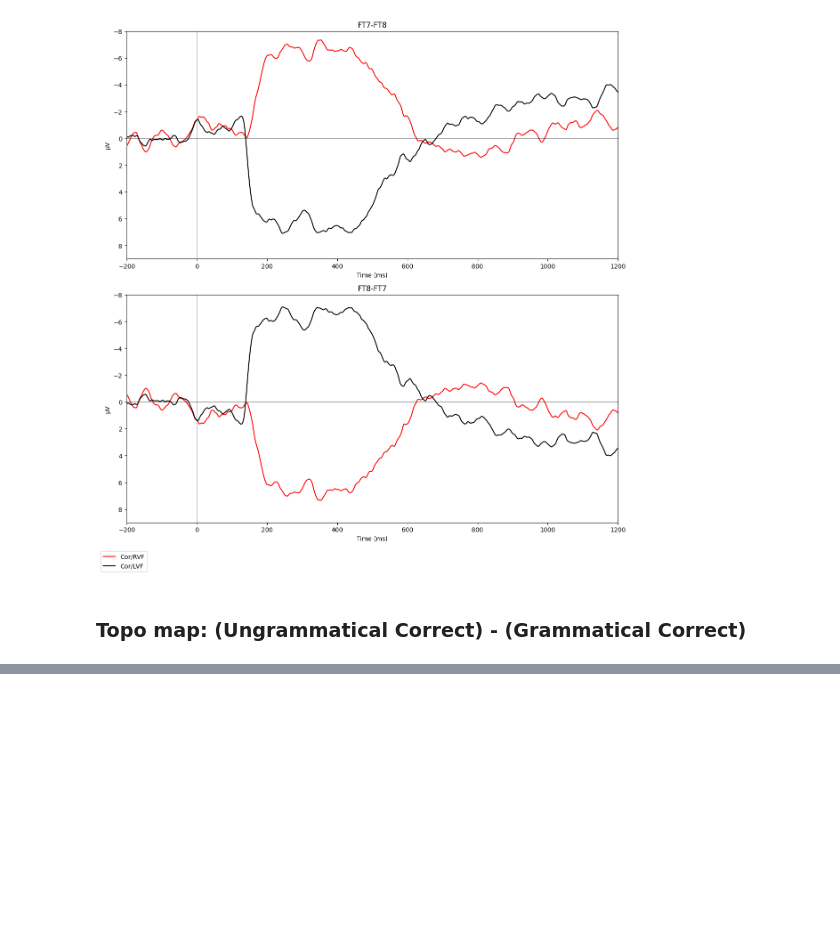
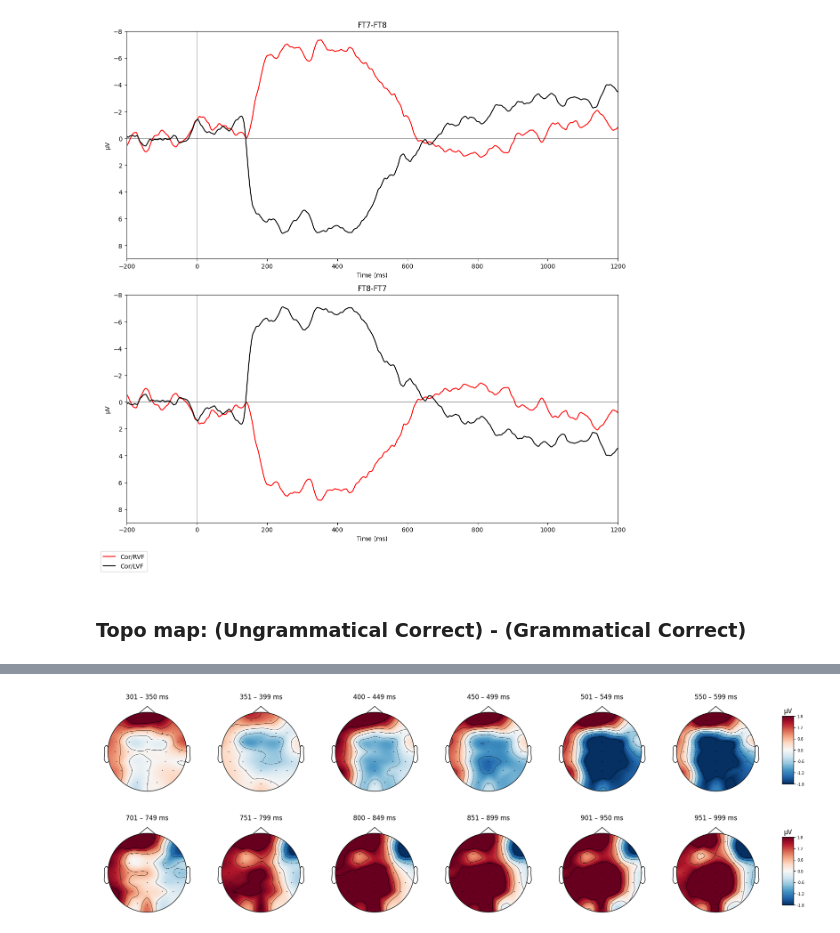
Before and after one commit to amandalin047/ERP_2023Fall, a Jupyter notebook: diff_waves/diff_waves_and_topo.ipynb, the cells around one changed output, grey strips where cells are left out. Saved outputs shown, nothing was run; the diff lists cells and outputs as text; code cells hidden in the pictures; blank space fills up the shorter version.

```diff
--- a/diff_waves/diff_waves_and_topo.ipynb
+++ b/diff_waves/diff_waves_and_topo.ipynb
@@ -189,0 +210,12 @@ NOTE: pick_channels() is a legacy function. New code should use inst.pick(...).
+# %%
+# N400 (300ms - 500ms)
+evoked_topo.plot_topomap(times=np.array([325+i*50 for i in range(0,6)])/1000, average=[0.05]*6,
+                          time_unit='ms', vlim=(-1.8, 1.8), size=2, res=128, mask=None, contours=5);
+# %% [output]
+[figure, added]
+# %%
+# P600 (700ms - 1000ms)
+evoked_topo.plot_topomap(times=np.array([725+i*50 for i in range(0,6)])/1000, average=[0.05]*6,
+                          time_unit='ms', vlim=(-1.8, 1.8), size=2, res=128, mask=None, contours=5);
+# %% [output]
+[figure, added]
```
Also changed, not shown: parts of 4 cells of this notebook.
